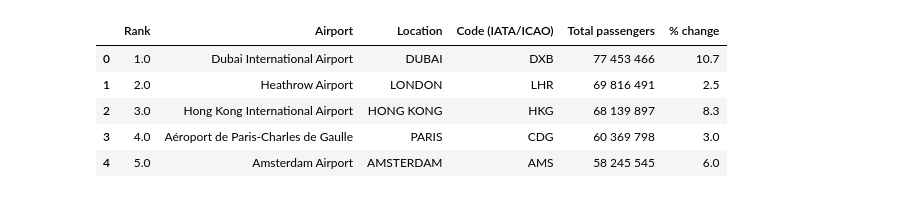
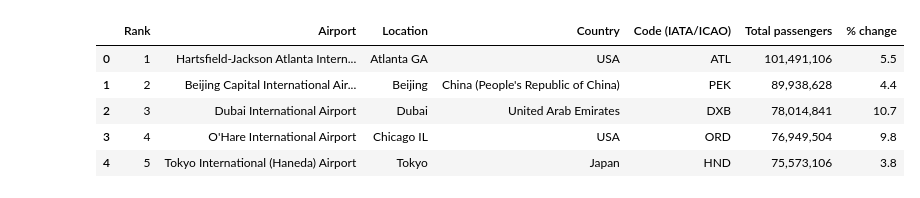
Before and after one commit to ellemonke/COVID-19, a Jupyter notebook: static/resources/airports/airports.ipynb, the cells around one changed output. Cells and saved outputs as stored; diff of their text form; code cells hidden in the pictures.

```diff
--- a/static/resources/airports/airports.ipynb
+++ b/static/resources/airports/airports.ipynb
@@ -9,16 +9,16 @@ warnings.simplefilter('ignore')
 # %%
 # Source: https://data.world/datagov-uk/2ecd2a35-fc85-4cd9-b1e7-3a8f92d76fd7
 # "Busiest Airports by Passenger Traffic" from https://data.gov.uk/
-file = os.path.join('airports_intl_2016.csv')
+file = os.path.join('airports_all_2015.csv')
 airports_df = pd.read_csv(file)
 airports_df.head()
 # %% [output]
-|  | Rank | Airport | Location | Code (IATA/ICAO) | Total passengers | % change |
-| 0 | 1.0 | Dubai International Airport | DUBAI | DXB | 77 453 466 | 10.7 |
-| 1 | 2.0 | Heathrow Airport | LONDON | LHR | 69 816 491 | 2.5 |
-| 2 | 3.0 | Hong Kong International Airport | HONG KONG | HKG | 68 139 897 | 8.3 |
-| 3 | 4.0 | Aéroport de Paris-Charles de Gaulle | PARIS | CDG | 60 369 798 | 3.0 |
-| 4 | 5.0 | Amsterdam Airport | AMSTERDAM | AMS | 58 245 545 | 6.0 |
+|  | Rank | Airport | Location | Country | Code (IATA/ICAO) | Total passengers | % change |
+| 0 | 1 | Hartsfield-Jackson Atlanta Intern... | Atlanta GA | USA | ATL | 101,491,106 | 5.5 |
+| 1 | 2 | Beijing Capital International Air... | Beijing | China (People's Republic of China) | PEK | 89,938,628 | 4.4 |
+| 2 | 3 | Dubai International Airport | Dubai | United Arab Emirates | DXB | 78,014,841 | 10.7 |
+| 3 | 4 | O'Hare International Airport | Chicago IL | USA | ORD | 76,949,504 | 9.8 |
+| 4 | 5 | Tokyo International (Haneda) Airport | Tokyo | Japan | HND | 75,573,106 | 3.8 |
 # %%
 def lat_long(iata):
 
```
Also changed, not shown: parts of 2 cells of this notebook, 12 other files.
